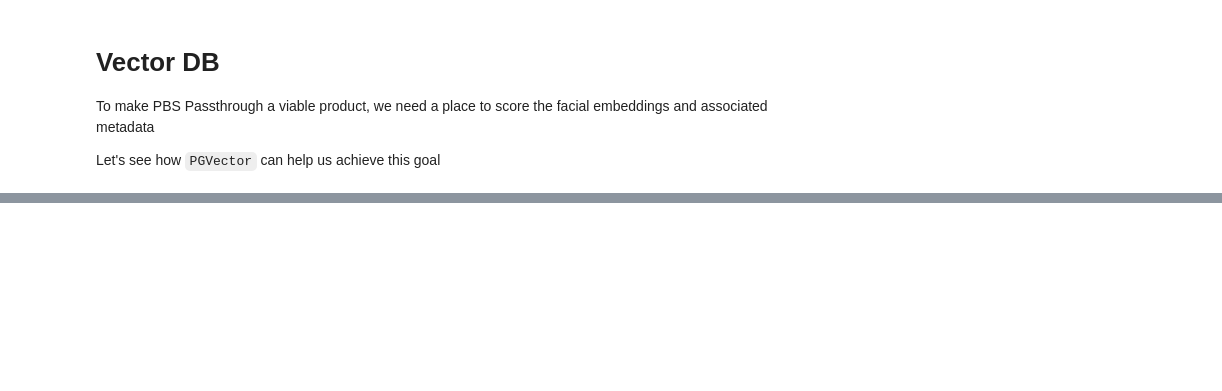
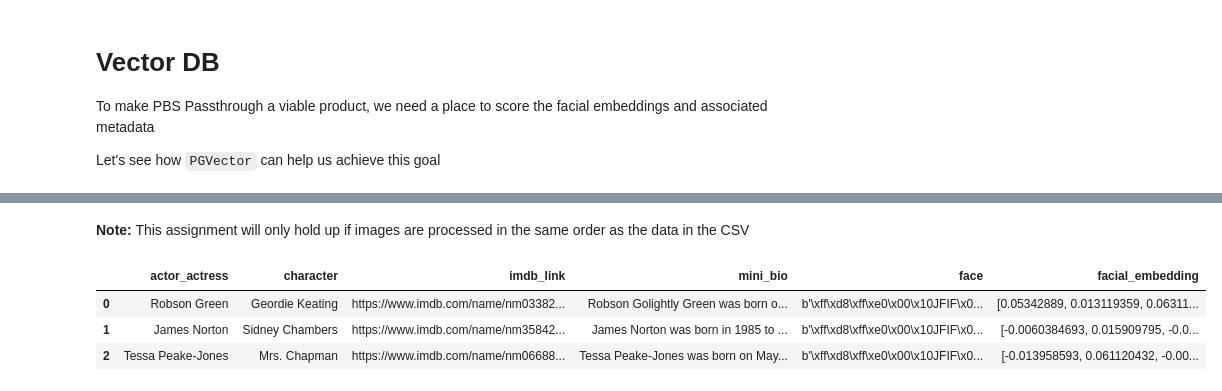
Before and after one commit to sophie-marshall/pbs-passthrough, a Jupyter notebook: notebooks/vector_db.ipynb, the cells around one changed output, grey strips where cells are left out. Drawn from its saved outputs; the diff is of its cells as text; code cells hidden in the pictures; blank space fills up the shorter version.

```diff
--- a/notebooks/vector_db.ipynb
+++ b/notebooks/vector_db.ipynb
@@ -56,0 +47,21 @@ class PGClient:
+# %%
+import os
+
+# get a list of images to extract faces and embed
+faces_list = os.listdir("../assets/images/")
+
+# instantaite lists for faces and embeddings
+faces = []
+embeddings = []
+
+# iterate over faces and fill in list
+for face in faces_list:
+    print(f"\nProcessing {face}:")
+    face_dict = {}
+    # construct filepath
+    filepath = f"../assets/images/{face}"
+    # run embedding pipeline
+    boxed_image, extracted_faces, facial_embeddings = facial_recognition.embedding_pipeline(filepath)
+    # fill in dict
+    faces.append(extracted_faces[0])
+    embeddings.append(facial_embeddings[0])
@@ -56,0 +89,17 @@ class PGClient:
+# %% [markdown]
+**Note:** This assignment will only hold up if images are processed in the same order as the data in the CSV
+# %%
+# update the dataframe with our faces and embeddings
+df["face"] = faces
+df["facial_embedding"] = embeddings
+# %%
+from utils.helpers import convert_image_to_bytea
+
+df["face"] = df["face"].apply(convert_image_to_bytea)
+# %%
+df
+# %% [output]
+|  | actor_actress | character | imdb_link | mini_bio | face | facial_embedding |
+| 0 | Robson Green | Geordie Keating | https://www.imdb.com/name/nm03382... | Robson Golightly Green was born o... | b'\xff\xd8\xff\xe0\x00\x10JFIF\x0... | [0.05342889, 0.013119359, 0.06311... |
+| 1 | James Norton | Sidney Chambers | https://www.imdb.com/name/nm35842... | James Norton was born in 1985 to ... | b'\xff\xd8\xff\xe0\x00\x10JFIF\x0... | [-0.0060384693, 0.015909795, -0.0... |
+| 2 | Tessa Peake-Jones | Mrs. Chapman | https://www.imdb.com/name/nm06688... | Tessa Peake-Jones was born on May... | b'\xff\xd8\xff\xe0\x00\x10JFIF\x0... | [-0.013958593, 0.061120432, -0.00... |
```
Also changed, not shown: parts of 17 cells of this notebook, 8 other files.
